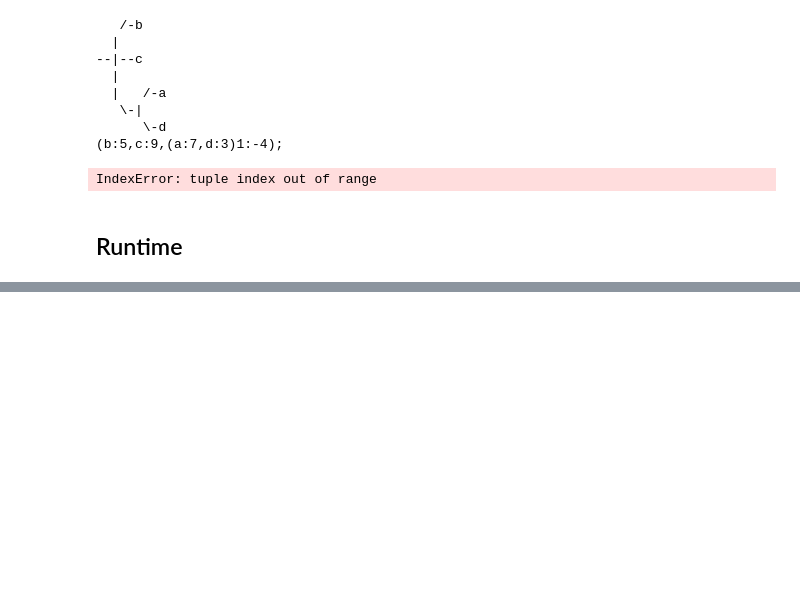
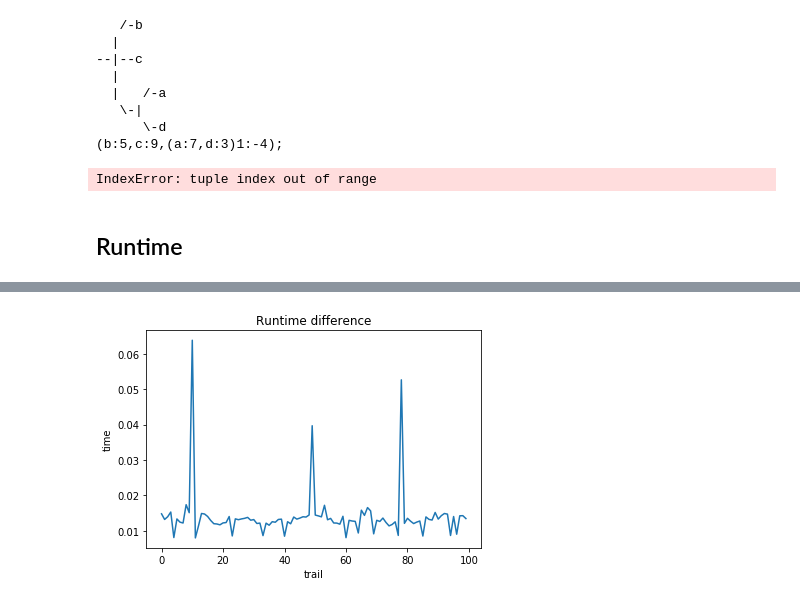
Before and after one commit to skhan267/CS466_Project, a Jupyter notebook: project.ipynb, the cells around one changed output, grey strips where cells are left out. Cells and saved outputs as stored; diff of their text form; code cells hidden in the pictures; blank space fills up the shorter version.

```diff
--- a/project.ipynb
+++ b/project.ipynb
@@ -638,0 +662,16 @@ print()
+# %%
+fig, ax = plt.subplots()
+x = np.arange(100)
+y = [i - j for i,j in zip(dt_runtimes, nj_runtimes)]
+l1, = ax.plot(x, y)
+
+#plt.plot(nj_runtimes)
+#plt.plot(dt_runtimes)
+
+ax.set_xlabel('trail')
+ax.set_ylabel('time')
+ax.set_title('Runtime difference')
+
+plt.show()
+# %% [output]
+[figure, added]
```
Also changed, not shown: parts of 6 cells of this notebook.
